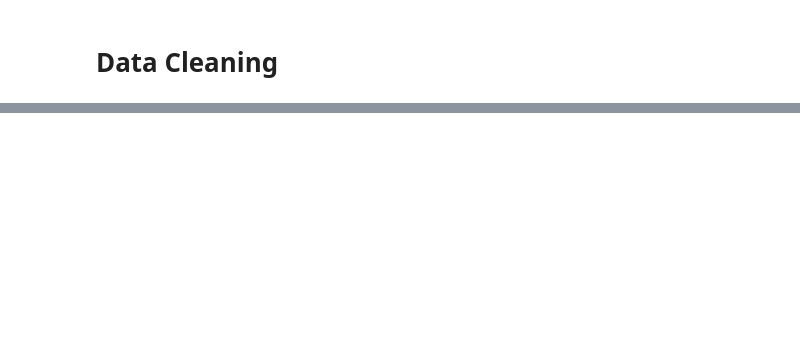
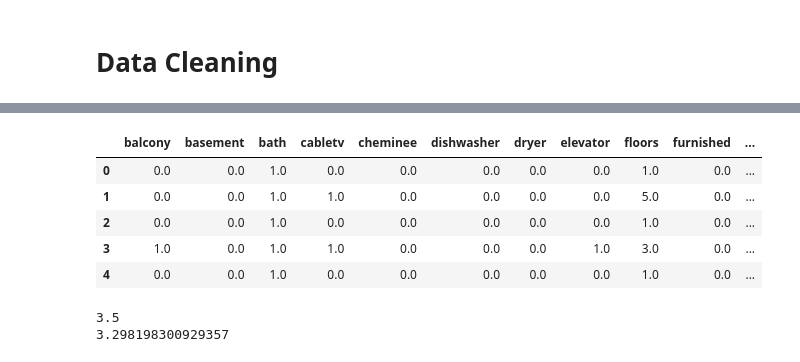
Before and after one commit to mooorice/swissrents, a Jupyter notebook: data_exploration_cleaning.ipynb, the cells around one changed output, grey strips where cells are left out. Drawn from its saved outputs; the diff is of its cells as text; code cells hidden in the pictures; blank space fills up the shorter version.

```diff
--- a/data_exploration_cleaning.ipynb
+++ b/data_exploration_cleaning.ipynb
@@ -151,0 +105,4 @@ KeyError: 'appartments'
+# %%
+# area_usable
+data['min_area'] = np.fmin(data['area'], data['area_useable'])
+data['min_area'].fillna(data['min_area'].median(skipna=True), inplace=True)
@@ -151,0 +129,31 @@ KeyError: 'appartments'
+# %%
+# replacing rooms:
+
+# Modify bins to include np.inf for an open-ended last bin
+bins = [0, 20, 40, 60, 80, 100, 120, 140, 160, 180, 200, 220, 240, 260, 280, 300, np.inf]
+
+# Adjust labels to include an 'Over' label for the open-ended bin
+labels = [f"{bins[i]}-{bins[i+1]-1}" for i in range(len(bins)-2)] + [f"Over {bins[-2]}"]
+
+# Apply the cut function to create the 'area_group' column
+data['area_group'] = pd.cut(data['min_area'], bins=bins, labels=labels)
+
+# Step 2: Group by 'area_group' and calculate the mean of 'rooms'
+mean_rooms_by_area_group = data.groupby('area_group')['rooms'].mean()
+
+# Step 3: Replace NaN values in 'rooms' with the mean rooms of the corresponding 'area_group'
+data['rooms'] = data.groupby('area_group')['rooms'].transform(lambda x: x.fillna(x.mean()))
+
+# Rows with min_area over 300 don't have room numbers listed so we try an educated guess
+
+# Step 4: Filter the dataset for 'min_area' between 200 and 300
+group_200_to_300 = data[(data['min_area'] >= 200) & (data['min_area'] < 300)]
+
+# Calculate the average rooms per square meter for this group
+avg_rooms_per_sqm_200_to_300 = (group_200_to_300['rooms'] / group_200_to_300['min_area']).dropna().mean()
+
+# Step 5: Apply this average rooms per square meter to estimate the room number for larger estates with 'min_area' over 300
+data.loc[data['min_area'] > 300, 'rooms'] = data['min_area'] * avg_rooms_per_sqm_200_to_300
+
+# Round for all rooms to .5
+data['rooms'] = data['rooms'].apply(lambda x: np.round(x * 2) / 2)
@@ -151,0 +163,3 @@ KeyError: 'appartments'
+# %%
+pd.set_option('display.max_rows', None)
+nan_list
@@ -151,0 +184,9 @@ KeyError: 'appartments'
+# %%
+data.head()
+# %% [output]
+|  | balcony | basement | bath | cabletv | cheminee | dishwasher | dryer | elevator | floors | furnished | ... |
+| 0 | 0.0 | 0.0 | 1.0 | 0.0 | 0.0 | 0.0 | 0.0 | 0.0 | 1.0 | 0.0 | ... |
+| 1 | 0.0 | 0.0 | 1.0 | 1.0 | 0.0 | 0.0 | 0.0 | 0.0 | 5.0 | 0.0 | ... |
+| 2 | 0.0 | 0.0 | 1.0 | 0.0 | 0.0 | 0.0 | 0.0 | 0.0 | 1.0 | 0.0 | ... |
+| 3 | 1.0 | 0.0 | 1.0 | 1.0 | 0.0 | 0.0 | 0.0 | 1.0 | 3.0 | 0.0 | ... |
+| 4 | 0.0 | 0.0 | 1.0 | 0.0 | 0.0 | 0.0 | 0.0 | 0.0 | 1.0 | 0.0 | ... |
@@ -151,0 +208,10 @@ KeyError: 'appartments'
+# %%
+catergory = "rooms"
+
+median_min_area = data[catergory].median(skipna=True)
+print(median_min_area)
+mean_min_area = data[catergory].mean(skipna=True)
+print(mean_min_area)
+# %% [output]
+3.5
+3.298198300929357
```
Also changed, not shown: parts of 24 cells of this notebook, 1 other file.
